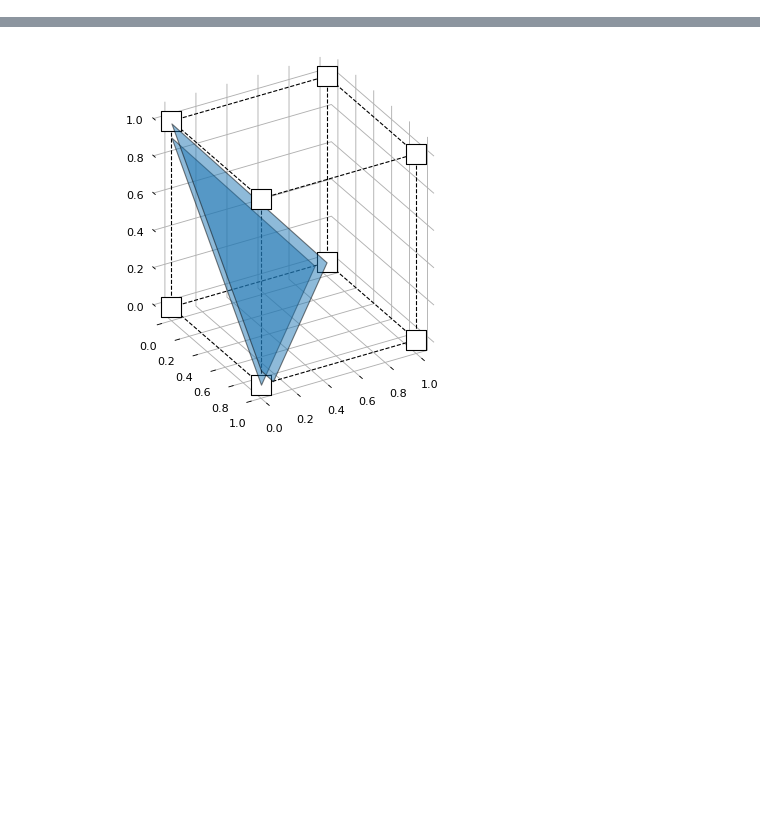
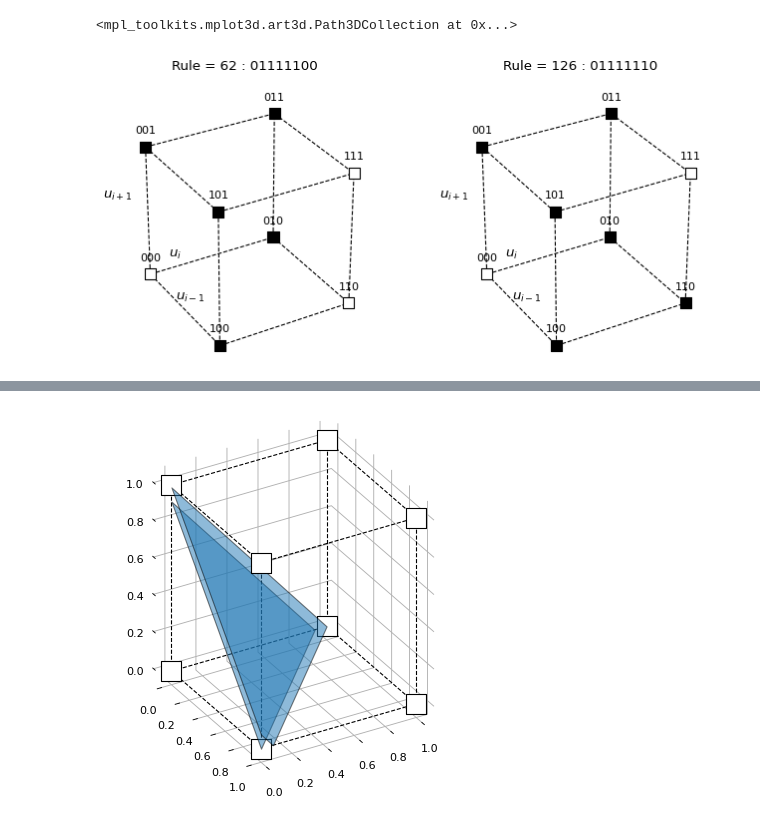
Before and after one commit to TheOneAndEoinlee/Thesis, a Jupyter notebook: Notebooks/Hypercube.ipynb, the cells around one changed output, grey strips where cells are left out. Saved outputs shown, nothing was run; the diff lists cells and outputs as text; code cells hidden in the pictures; blank space fills up the shorter version.

```diff
--- a/Notebooks/Hypercube.ipynb
+++ b/Notebooks/Hypercube.ipynb
@@ -60,2 +143,16 @@ plt.show()
+# %%
+fig = plt.figure(figsize=(10, 5), dpi=80)
+fig,ax = plotSetup(fig = fig,spdim=[1,2],i = 1)
+drawCube(ax)
+    # draw corner points
+drawRule(ax,62)
+
+fig,ax = plotSetup(fig = fig,spdim=[1,2],i = 2)
+drawCube(ax)
+    # draw corner points
+drawRule(ax,126)
+# %% [output]
+<mpl_toolkits.mplot3d.art3d.Path3DCollection at 0x...>
+[figure, added]
 # %%
 # difficult thresholds: 27,105 are impossible with k=2 threshold
```
Also changed, not shown: parts of 9 cells of this notebook, 33 other files.
